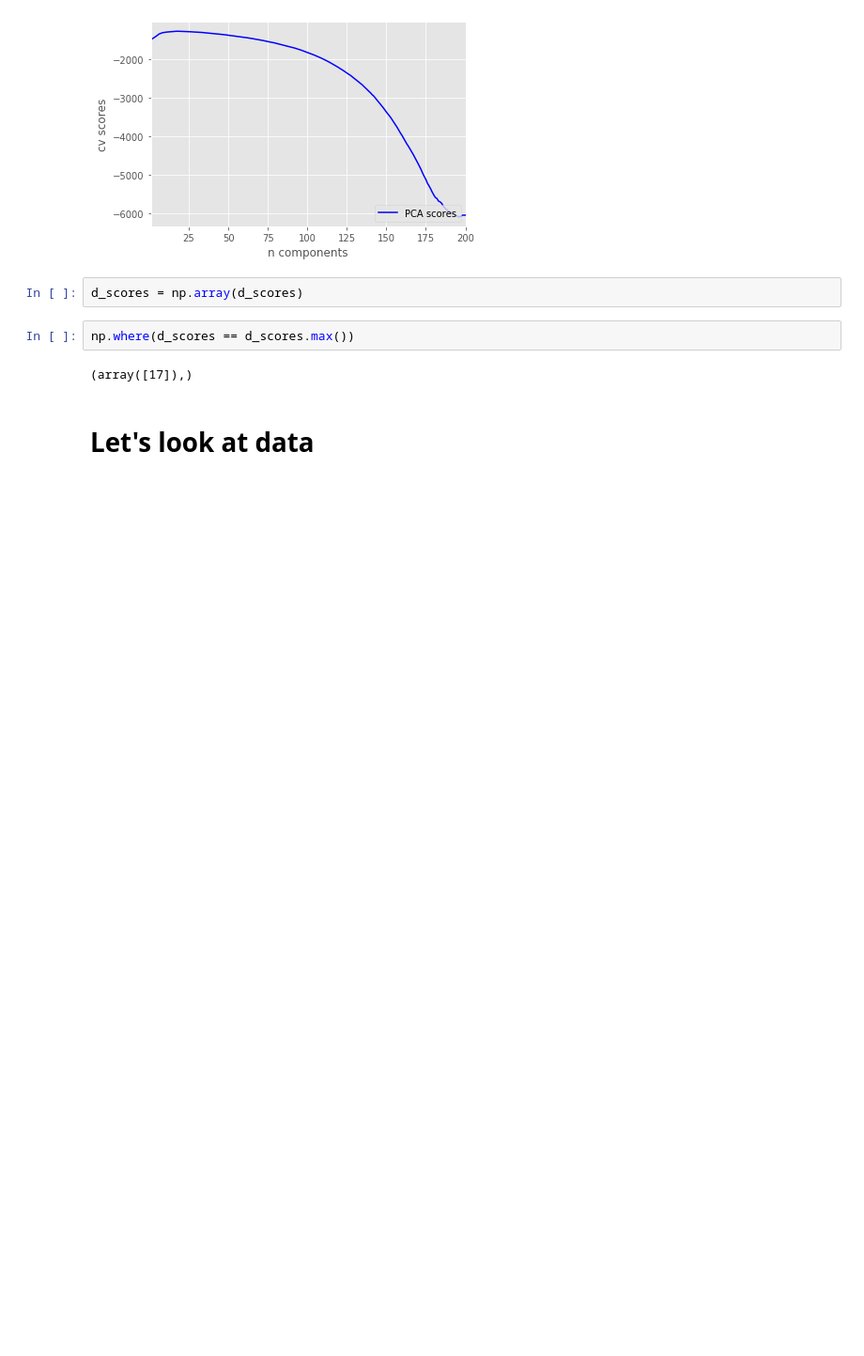
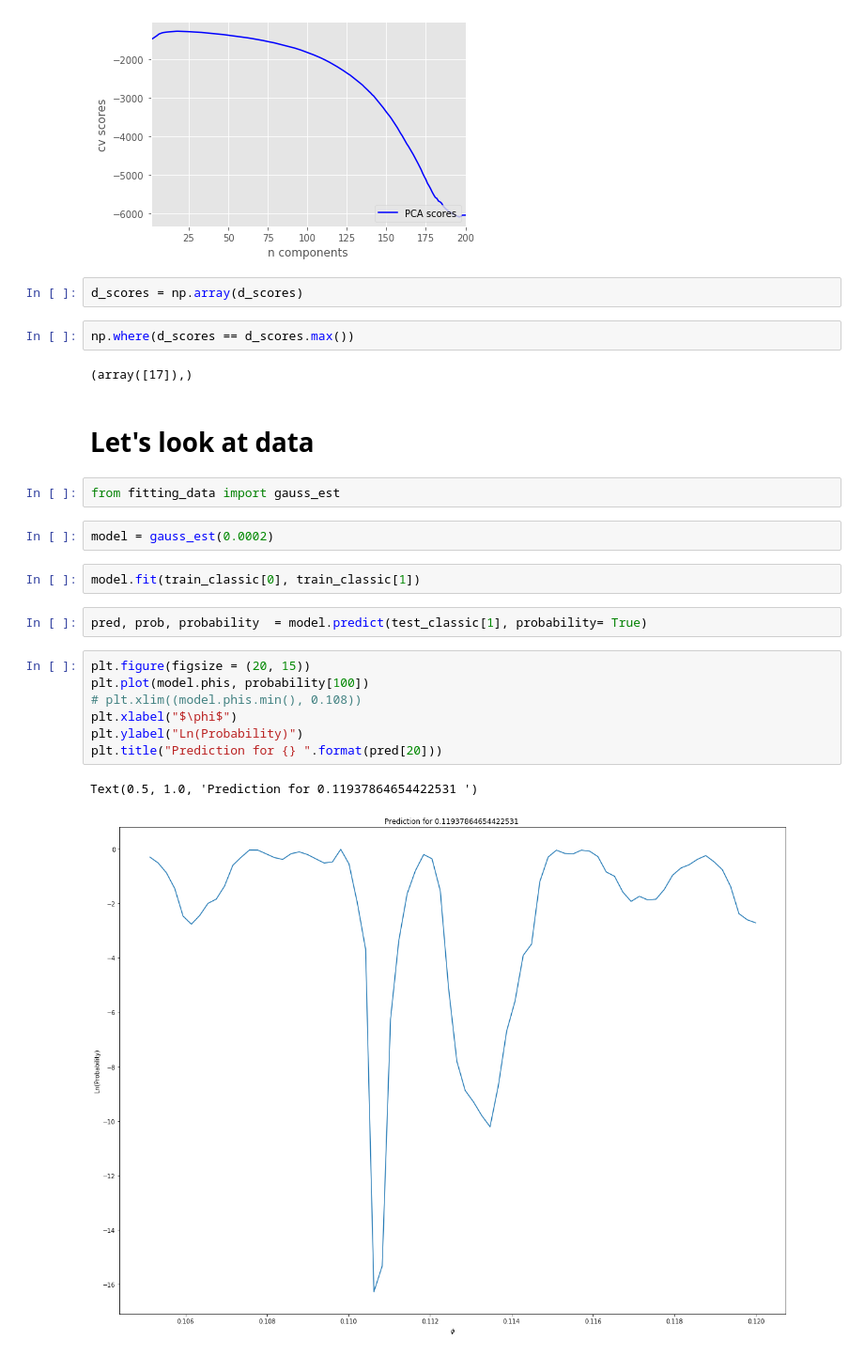
Before and after one commit to DaniloZZZ/quantTechLab, a Jupyter notebook: analysis/Ensemble.ipynb, the cells around one changed output. Shown at 94% size. Saved outputs shown, nothing was run; the diff lists cells and outputs as text; blank space fills up the shorter version.

```diff
--- a/analysis/Ensemble.ipynb
+++ b/analysis/Ensemble.ipynb
@@ -190,3 +196,21 @@ np.where(d_scores == d_scores.max())
 (array([17]),)
 # %% [markdown]
 # Let's look at data
+# %%
+from fitting_data import gauss_est
+# %%
+model = gauss_est(0.0002)
+# %%
+model.fit(train_classic[0], train_classic[1])
+# %%
+pred, prob, probability  = model.predict(test_classic[1], probability= True)
+# %%
+plt.figure(figsize = (20, 15))
+plt.plot(model.phis, probability[100])
+# plt.xlim((model.phis.min(), 0.108))
+plt.xlabel("$\phi$")
+plt.ylabel("Ln(Probability)")
+plt.title("Prediction for {} ".format(pred[20]))
+# %% [output]
+Text(0.5, 1.0, 'Prediction for 0.11937864654422531 ')
+[figure, added]
```
Also changed, not shown: parts of 34 cells of this notebook, 5 other files.
